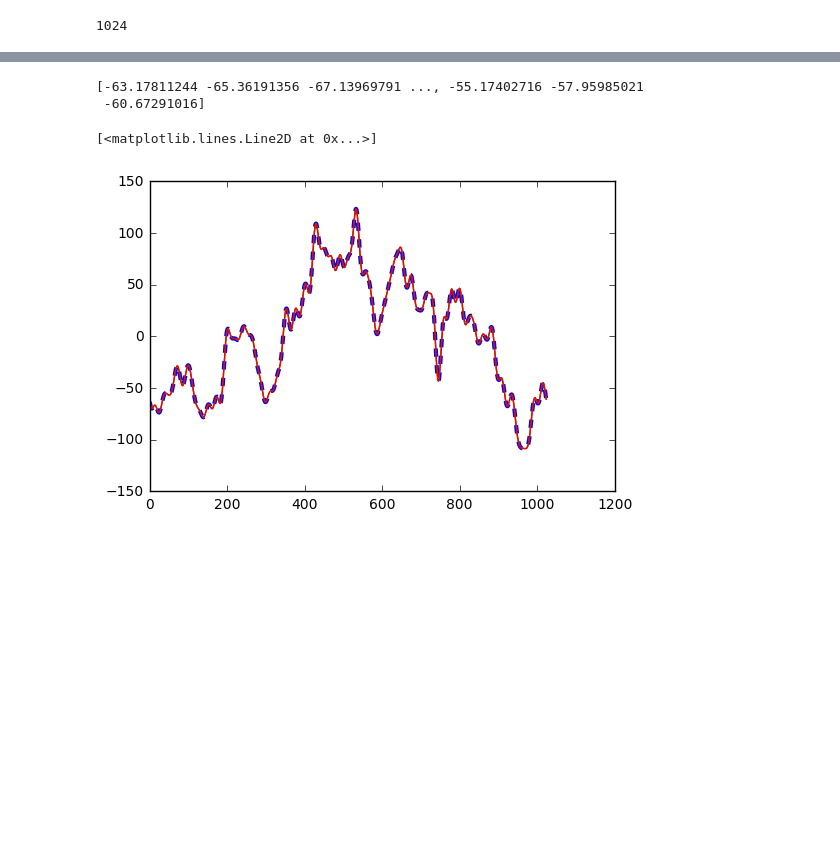
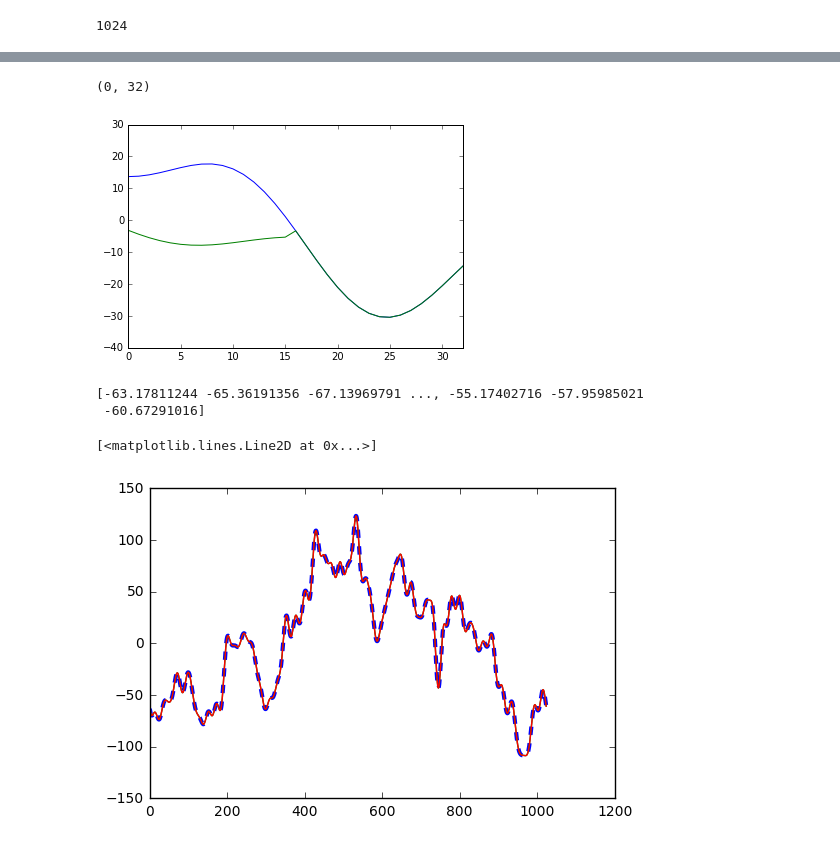
Before and after one commit to lue/fourier_complete, a Jupyter notebook: Untitled.ipynb, the cells around one changed output, grey strips where cells are left out. Saved outputs shown, nothing was run; the diff lists cells and outputs as text; code cells hidden in the pictures; blank space fills up the shorter version.

```diff
--- a/Untitled.ipynb
+++ b/Untitled.ipynb
@@ -134,3 +206,12 @@ plt.plot(np.real(np.fft.ifft(ft_signal_o)))
+# %%
+plt.figure(35)
+x = np.arange(len(signal_o))
+plt.plot(x, signal)
+plt.plot(x, triginterp(x, x[~np.isnan(signal_o)], signal_o[~np.isnan(signal_o)]))
+plt.xlim(0,32)
+# %% [output]
+(0, 32)
+[figure, added]
 # %%
 import pywt
 x = signal.copy()
```
Also changed, not shown: parts of 10 cells of this notebook, 1 other file.
